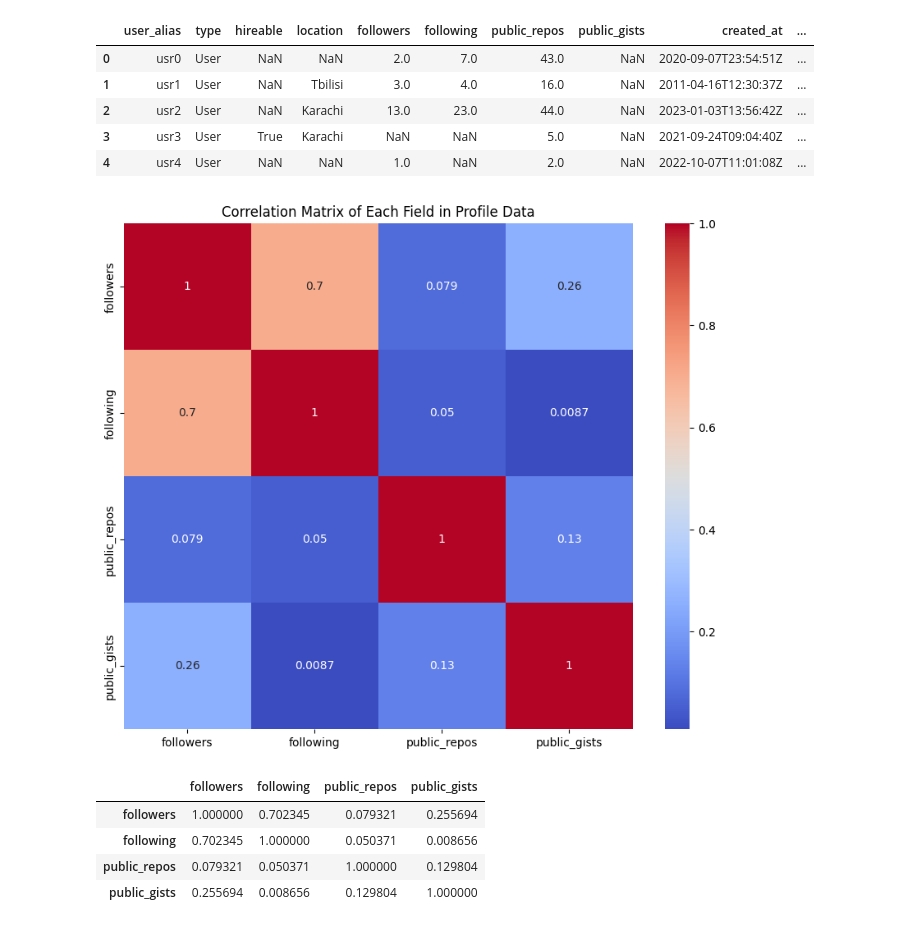
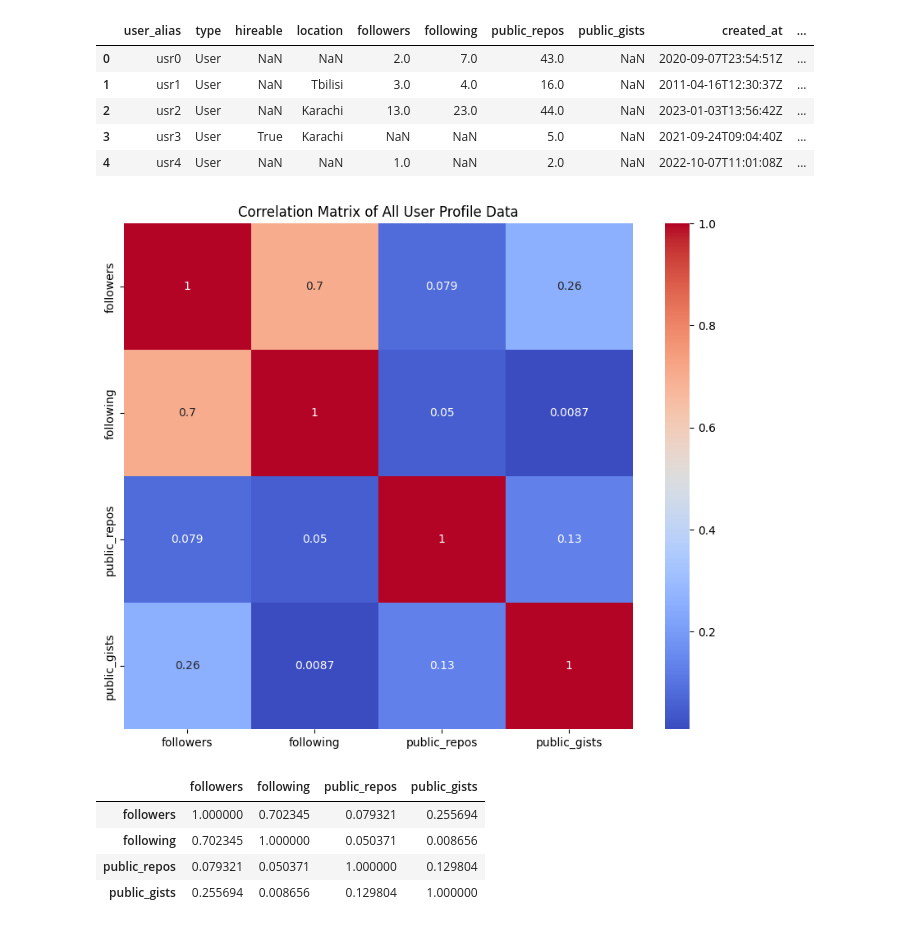
Before and after one commit to kritserv/analyze-how-python-developer-use-github, a Jupyter notebook: data_analysis.ipynb, the cells around one changed output. Cells and saved outputs as stored; diff of their text form; code cells hidden in the pictures.

```diff
--- a/data_analysis.ipynb
+++ b/data_analysis.ipynb
@@ -85,9 +103,9 @@ profile_data.head()
 | 3 | usr3 | User | True | Karachi | NaN | NaN | 5.0 | NaN | 2021-09-24T09:04:40Z | ... |
 | 4 | usr4 | User | NaN | NaN | 1.0 | NaN | 2.0 | NaN | 2022-10-07T11:01:08Z | ... |
 # %%
-corr = PlotCorr(SelectNumericColumn(profile_data), title='Correlation Matrix of Each Field in Profile Data')
+corr = PlotCorr(SelectNumericColumn(profile_data), title='Correlation Matrix of All User Profile Data')
 # %% [output]
-[figure, old version]
+[figure, new version]
 # %%
 corr
 # %% [output]
```
Also changed, not shown: parts of 41 cells of this notebook.
